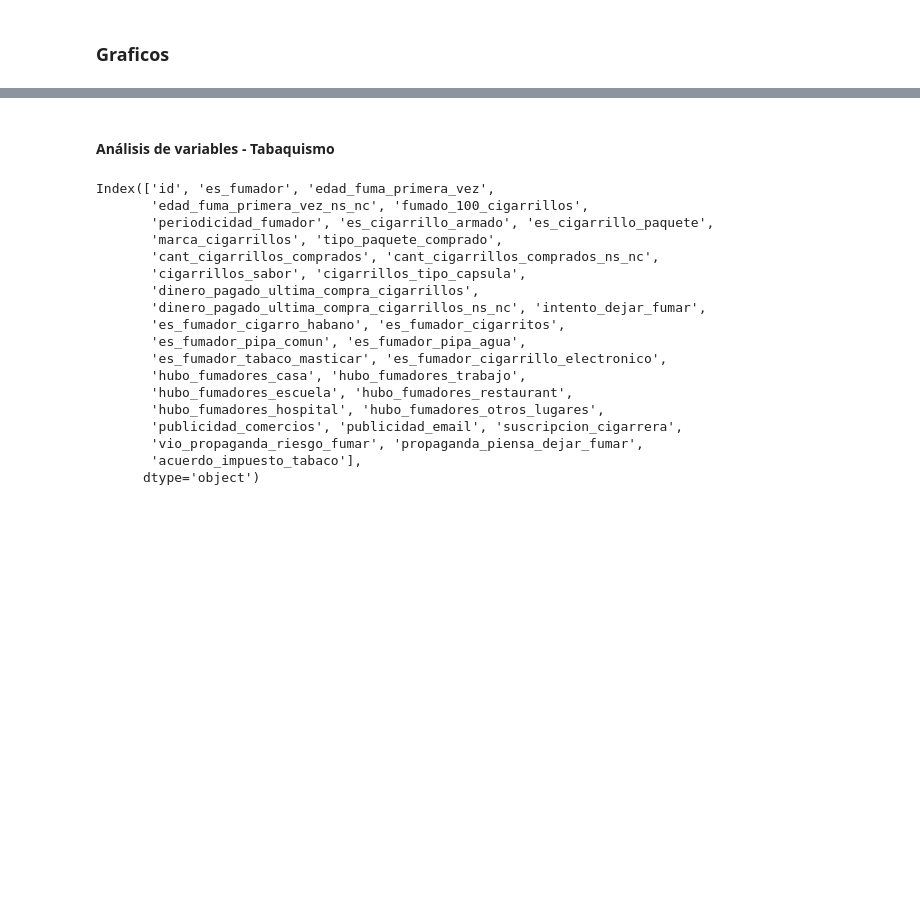
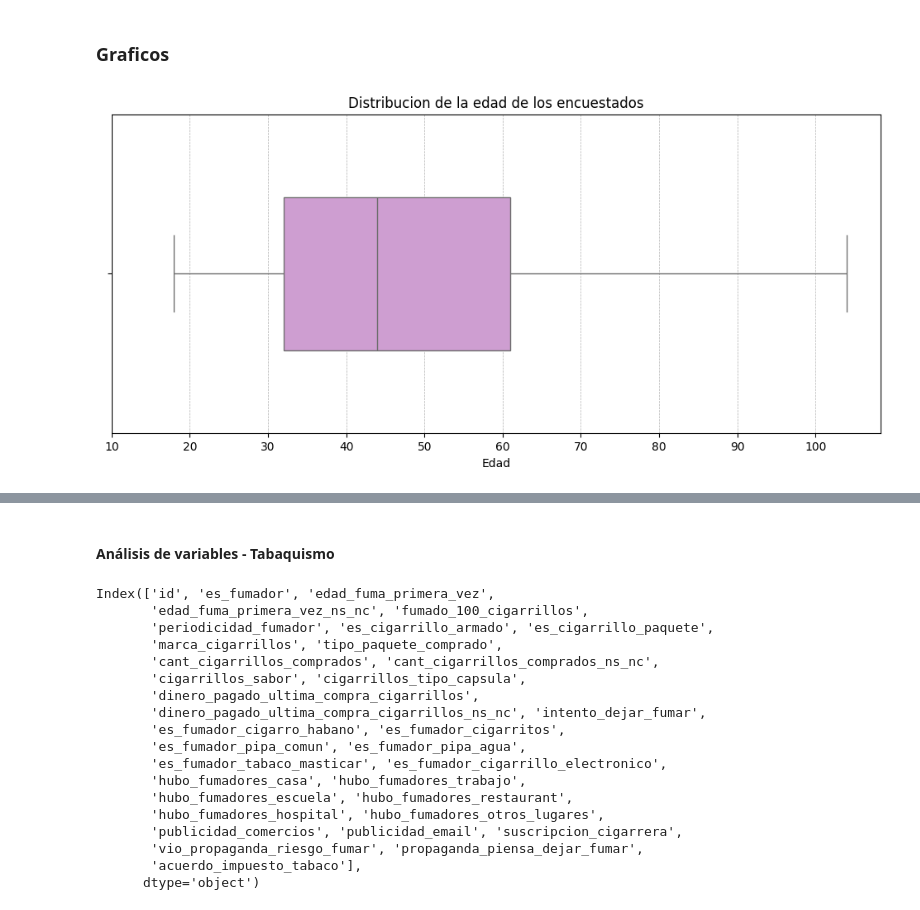
Before and after one commit to Data-Science-YPF/factores_riesgo, a Jupyter notebook: analisisBD.ipynb, the cells around one changed output, grey strips where cells are left out. Drawn from its saved outputs; the diff is of its cells as text; code cells hidden in the pictures; blank space fills up the shorter version.

```diff
--- a/analisisBD.ipynb
+++ b/analisisBD.ipynb
@@ -689,3 +671,15 @@ calcular_nulos_y_porcentaje(tabaquismo)
 ubicacion.dtypes
 # %% [markdown]
 ### Graficos
+# %%
+# Grafico la distribucion de edades de los encuestados
+x_edades = [10,20,30,40,50,60,70,80,90,100]
+plt.figure(figsize=(12, 5))
+sns.boxplot(x=bdfriesgo['edad'], gap=0.4, color='#d695d9')
+plt.title('Distribucion de la edad de los encuestados')
+plt.xlabel('Edad')
+plt.xticks(ticks=x_edades, labels=x_edades)
+plt.grid(True, which='both', axis='x', linestyle='--', linewidth=0.5)
+plt.show()
+# %% [output]
+[figure, added]
```
Also changed, not shown: parts of 6 cells of this notebook.
